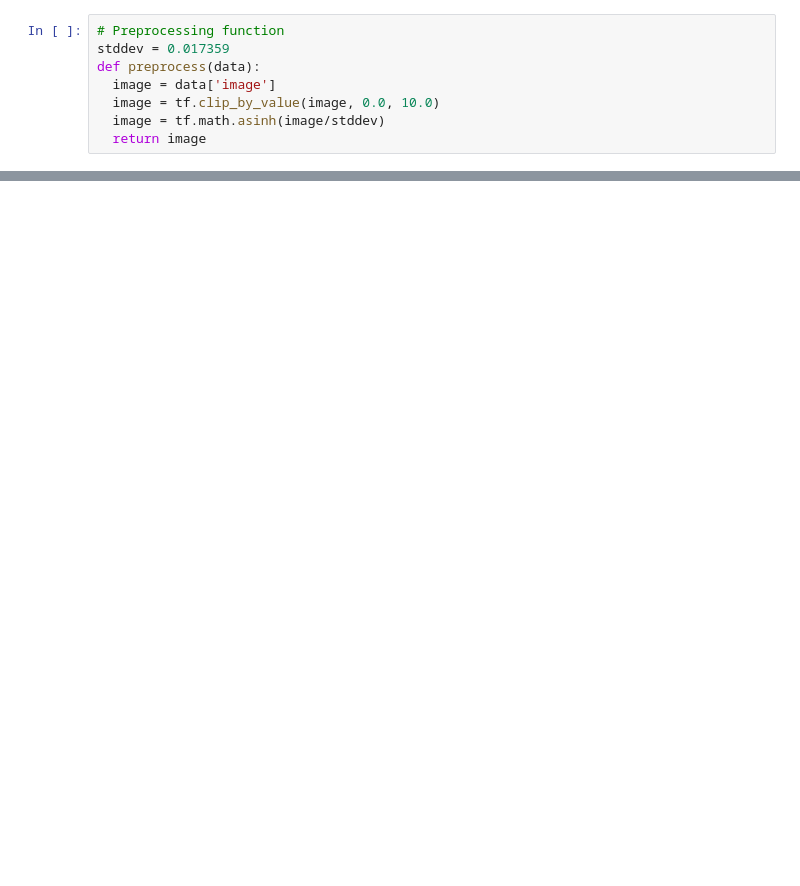
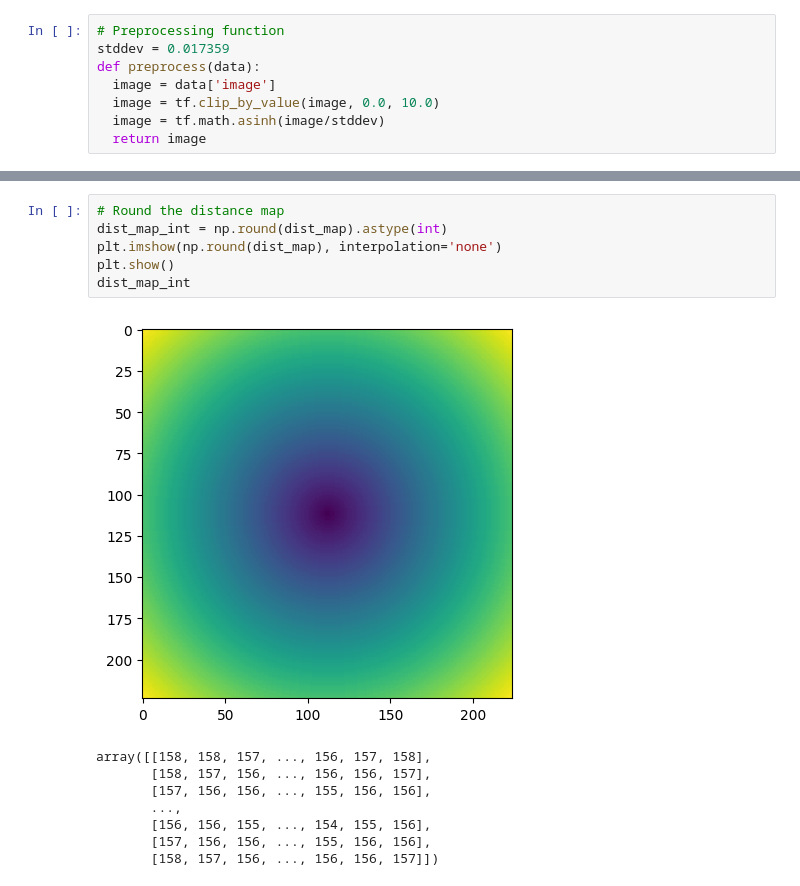
Before and after one commit to lpcan/ml_icl, a Jupyter notebook: augmentation_exp.ipynb, the cells around one changed output, grey strips where cells are left out. Drawn from its saved outputs; the diff is of its cells as text; blank space fills up the shorter version.

```diff
--- a/augmentation_exp.ipynb
+++ b/augmentation_exp.ipynb
@@ -123,0 +142,15 @@ tf.Tensor(
+# %%
+# Round the distance map
+dist_map_int = np.round(dist_map).astype(int)
+plt.imshow(np.round(dist_map), interpolation='none')
+plt.show()
+dist_map_int
+# %% [output]
+[figure, added]
+array([[158, 158, 157, ..., 156, 157, 158],
+       [158, 157, 156, ..., 156, 156, 157],
+       [157, 156, 156, ..., 155, 156, 156],
+       ...,
+       [156, 156, 155, ..., 154, 155, 156],
+       [157, 156, 156, ..., 155, 156, 156],
+       [158, 157, 156, ..., 156, 156, 157]])
```
Also changed, not shown: parts of 21 cells of this notebook.
